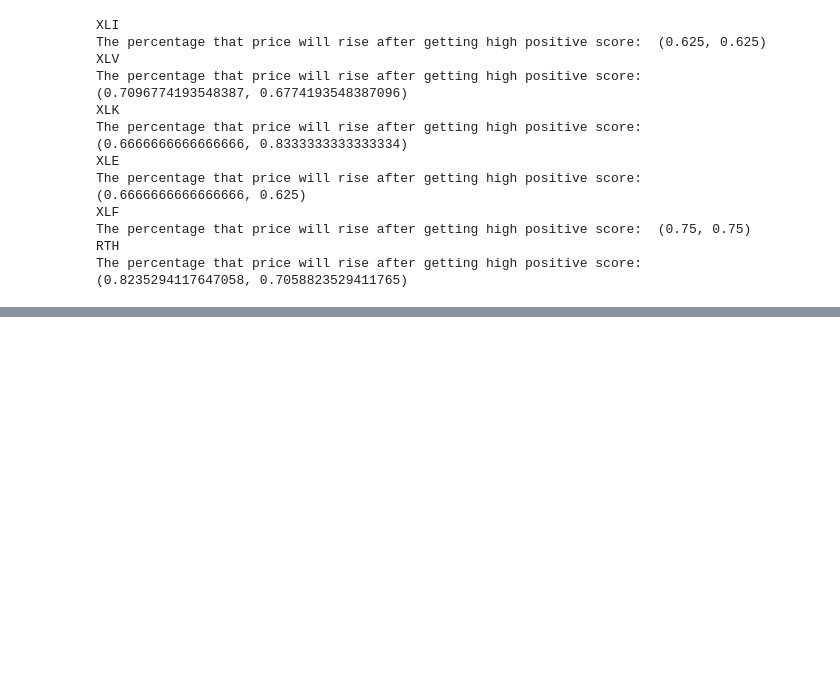
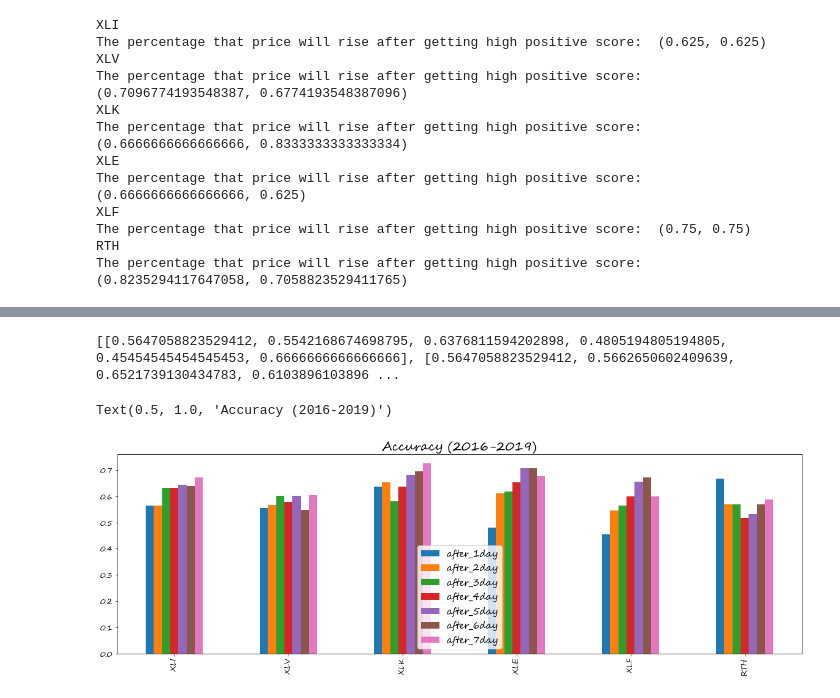
Before and after one commit to elvish7/datascience, a Jupyter notebook: Market_Sentiment_Analysis(Final Project)/Analysis/sentiment_effect.ipynb, the cells around one changed output, grey strips where cells are left out. Cells and saved outputs as stored; diff of their text form; code cells hidden in the pictures; blank space fills up the shorter version.

```diff
--- a/Market_Sentiment_Analysis(Final Project)/Analysis/sentiment_effect.ipynb
+++ b/Market_Sentiment_Analysis(Final Project)/Analysis/sentiment_effect.ipynb
@@ -487,0 +482,35 @@ for p in ax.patches:
+# %%
+after_d1 = []
+after_d2 = []
+after_d3 = []
+after_d4 = []
+after_d5 = []
+after_d6 = []
+after_d7 = []
+p_data = [after_d1,after_d2,after_d3,after_d4,after_d5,after_d6,after_d7]
+after_days = pd.DataFrame({'none':[0,0,0,0,0,0]})
+def change_after_ndays(n):
+    for i in range(len(spdr)):
+
+        df_sec = sort_df(spdr[i],sector[i]).dropna().loc['2016-01-01':'2019-06-01']
+        #print(spdr[i])
+
+        p = accuracy(get_mark_loc(df_sec['positive_std'][:-n]),df_sec['close'],n)
+        p_data[n-1].append(p[1])
+        #print('The percentage that price will rise after getting high positive score: ',p)
+        #print('High score days: ',len(get_mark_loc(df_sec['positive_std'][:-4])))
+
+for i in range(7):
+    change_after_ndays(i+1)
+print(p_data)
+# %% [output]
+[[0.5647058823529412, 0.5542168674698795, 0.6376811594202898, 0.4805194805194805, 0.45454545454545453, 0.6666666666666666], [0.5647058823529412, 0.5662650602409639, 0.6521739130434783, 0.6103896103896 ...
+# %%
+accu_days = pd.DataFrame({'after_1day': p_data[0] , 'after_2day': p_data[1], 'after_3day': p_data[2],'after_4day': p_data[3],
+                          'after_5day': p_data[4], 'after_6day': p_data[5],'after_7day': p_data[6]}, index=spdr)
+
+ax = accu_days.plot.bar(figsize=(20,6),fontsize=12)
+plt.title('Accuracy (2016-2019)',fontsize=20)
+# %% [output]
+Text(0.5, 1.0, 'Accuracy (2016-2019)')
+[figure, added]
```
Also changed, not shown: parts of 8 cells of this notebook.
